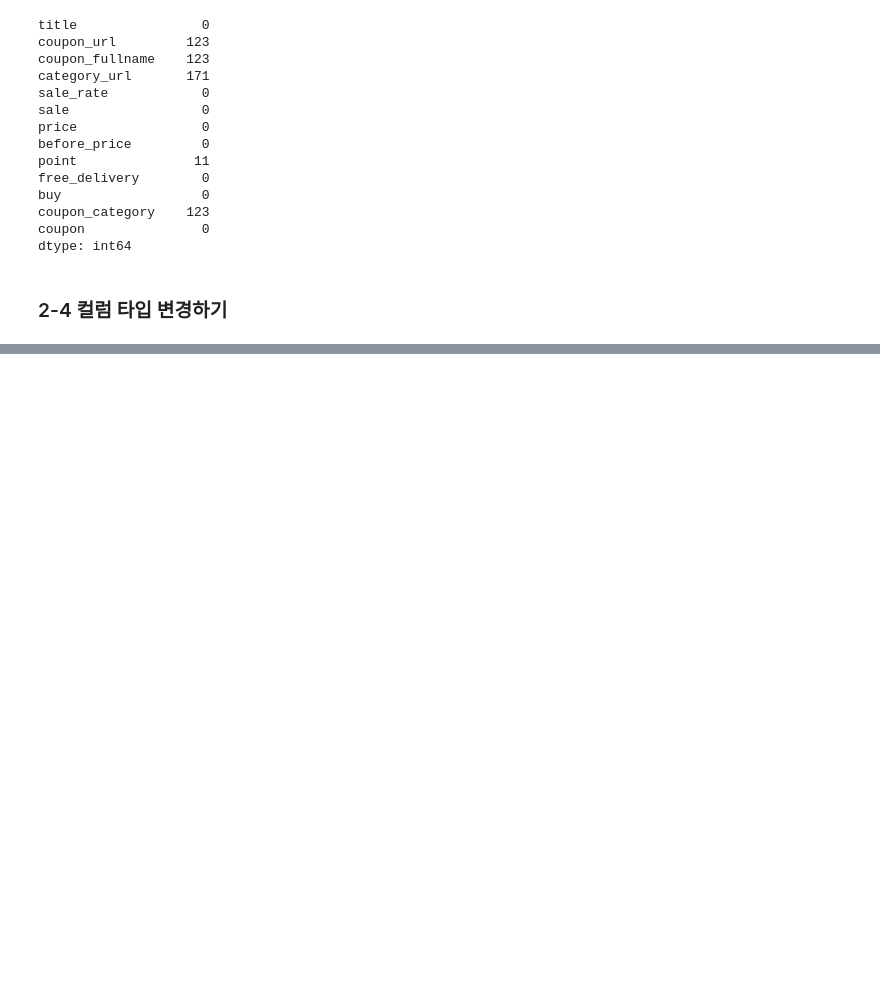
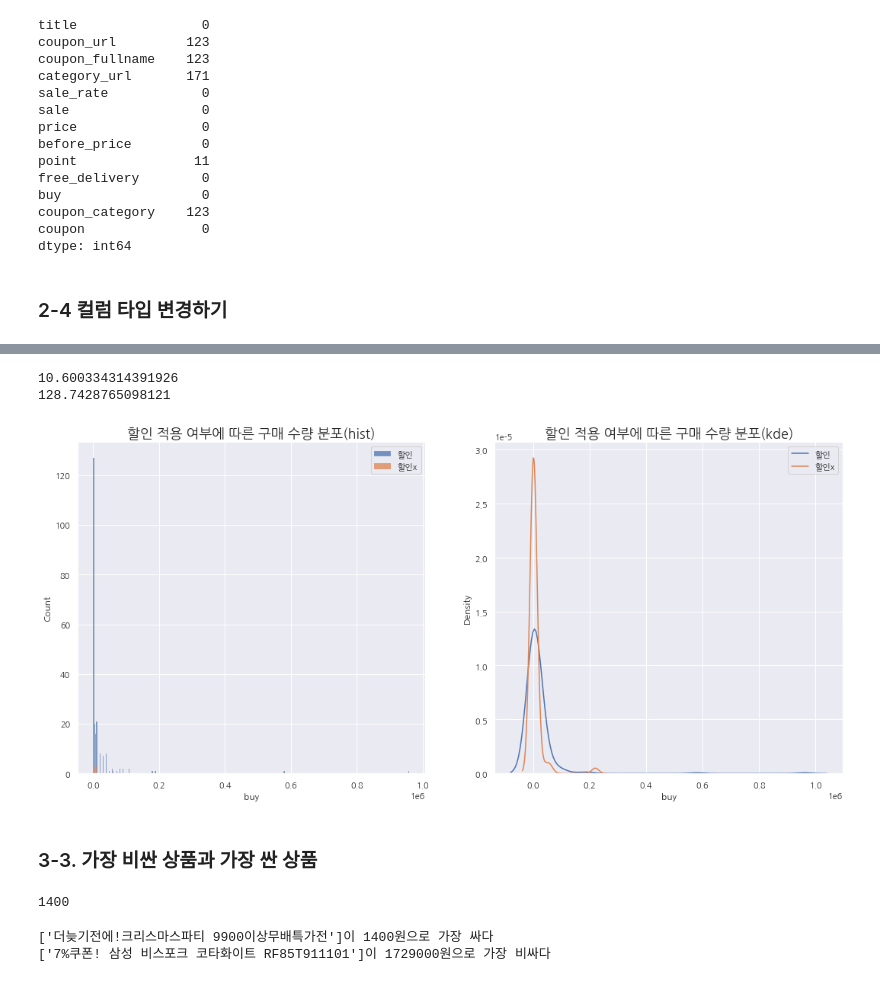
Before and after one commit to JaeHong-Park987/2023_team, a Jupyter notebook: 오픈마켓/오픈마켓(G마켓) 매체별 주문 데이터 분석.ipynb, the cells around one changed output, grey strips where cells are left out. Drawn from its saved outputs; the diff is of its cells as text; code cells hidden in the pictures; blank space fills up the shorter version.

```diff
--- a/오픈마켓/오픈마켓(G마켓) 매체별 주문 데이터 분석.ipynb
+++ b/오픈마켓/오픈마켓(G마켓) 매체별 주문 데이터 분석.ipynb
@@ -270,0 +329,36 @@ gm1.head()
+# %%
+# 왜도, 첨도 확인하기
+print(gm1['buy'].skew())
+print(gm1['buy'].kurt())
+# %% [output]
+10.600334314391926
+128.7428765098121
+# %%
+f, ax = plt.subplots(1, 2, figsize = (18, 8))
+
+sns.histplot(gm1[gm1['sale'] == '할인']['buy'], label = '할인', ax = ax[0])
+sns.histplot(gm1[gm1['sale'] == '할인x']['buy'], label = '할인x', ax = ax[0])
+ax[0].legend()
+ax[0].set_title('할인 적용 여부에 따른 구매 수량 분포(hist)', size = 18)
+
+sns.kdeplot(gm1[gm1['sale'] == '할인']['buy'], ax = ax[1])
+sns.kdeplot(gm1[gm1['sale'] == '할인x']['buy'], ax = ax[1])
+ax[1].legend(['할인', '할인x'])
+ax[1].set_title('할인 적용 여부에 따른 구매 수량 분포(kde)', size = 18)
+
+plt.show()
+# %% [output]
+[figure, added]
+# %% [markdown]
+### 3-3. 가장 비싼 상품과 가장 싼 상품
+# %%
+# 가장 싼 상품의 가격
+min(gm1['price'])
+# %% [output]
+1400
+# %%
+print("{}이 {}원으로 가장 싸다 ".format(gm1[gm1['price'] == min(gm1['price'])]['title'].values, min(gm1['price'])))
+print("{}이 {}원으로 가장 비싸다 ".format(gm1[gm1['price'] == max(gm1['price'])]['title'].values, max(gm1['price'])))
+# %% [output]
+['더늦기전에!크리스마스파티 9900이상무배특가전']이 1400원으로 가장 싸다
+['7%쿠폰! 삼성 비스포크 코타화이트 RF85T911101']이 1729000원으로 가장 비싸다
```
Also changed, not shown: parts of 14 cells of this notebook, 1 other file.
